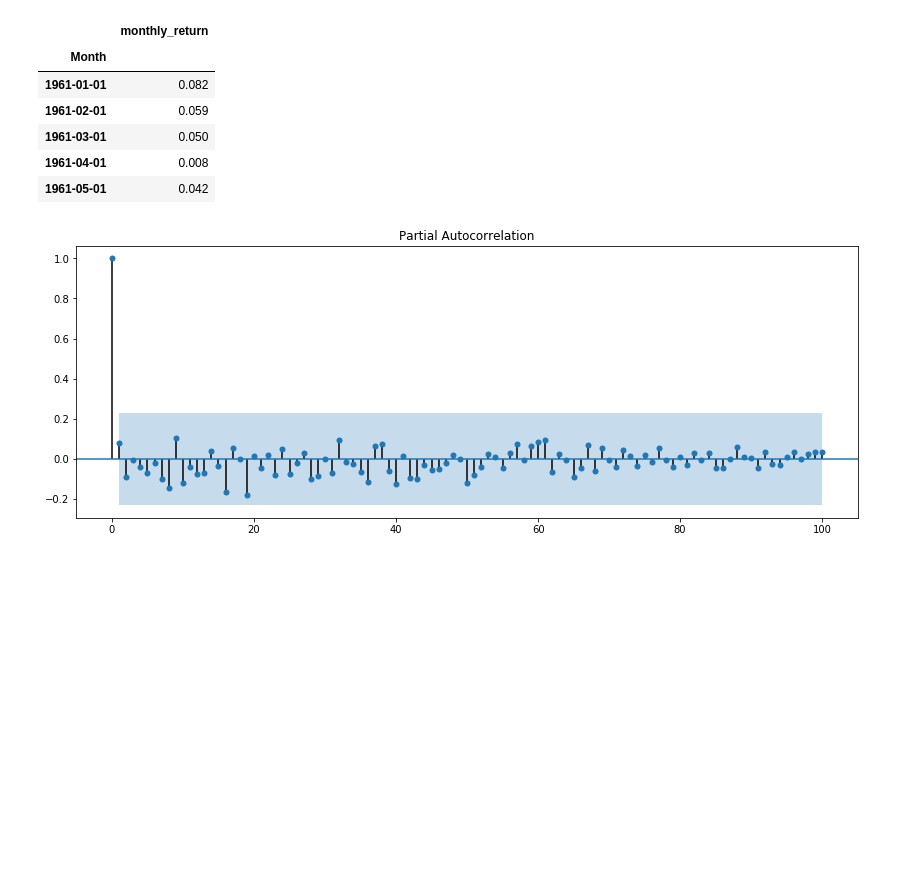
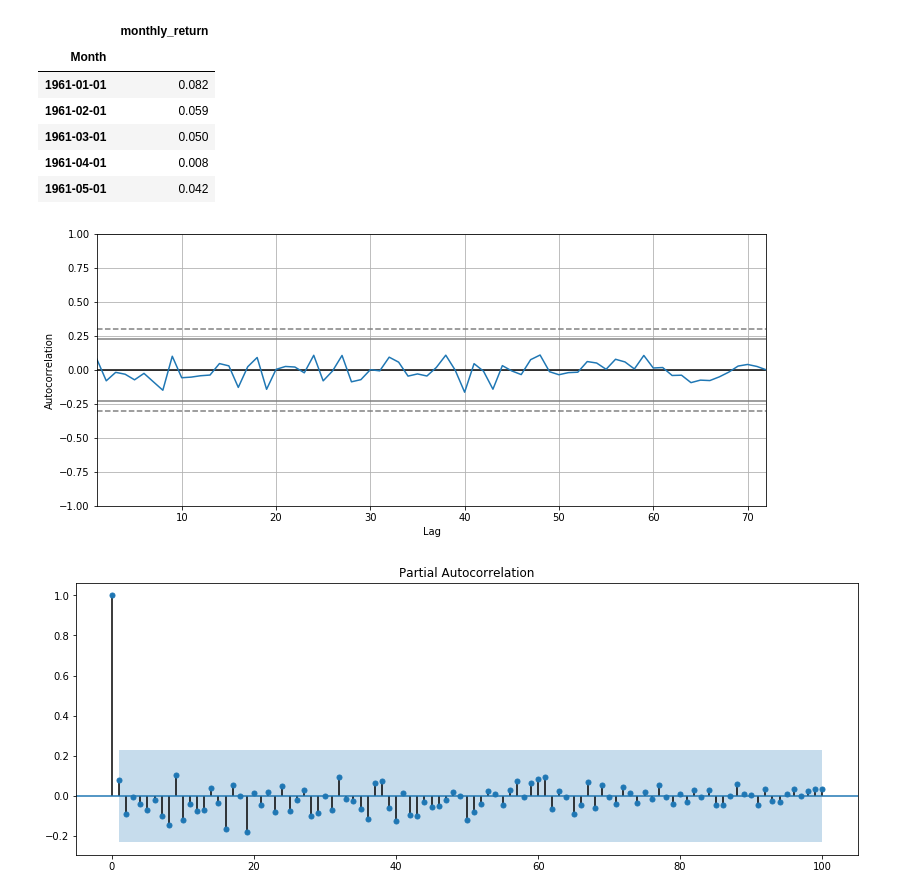
Before and after one commit to tzulungs/dsc-3-26-05-correlation-and-autocorrelation-in-time-series-lab-nyc-ds-career-012819, a Jupyter notebook: index.ipynb, the cells around one changed output. Drawn from its saved outputs; the diff is of its cells as text; code cells hidden in the pictures; blank space fills up the shorter version.

```diff
--- a/index.ipynb
+++ b/index.ipynb
@@ -222,3 +220,8 @@ data.head()
+# %%
+plt.figure(figsize=(12,5))
+pd.plotting.autocorrelation_plot(data.dropna());
+# %% [output]
+[figure, added]
 # %%
 from statsmodels.graphics.tsaplots import plot_pacf
 from matplotlib.pylab import rcParams
```
Also changed, not shown: parts of 1 cell of this notebook.
